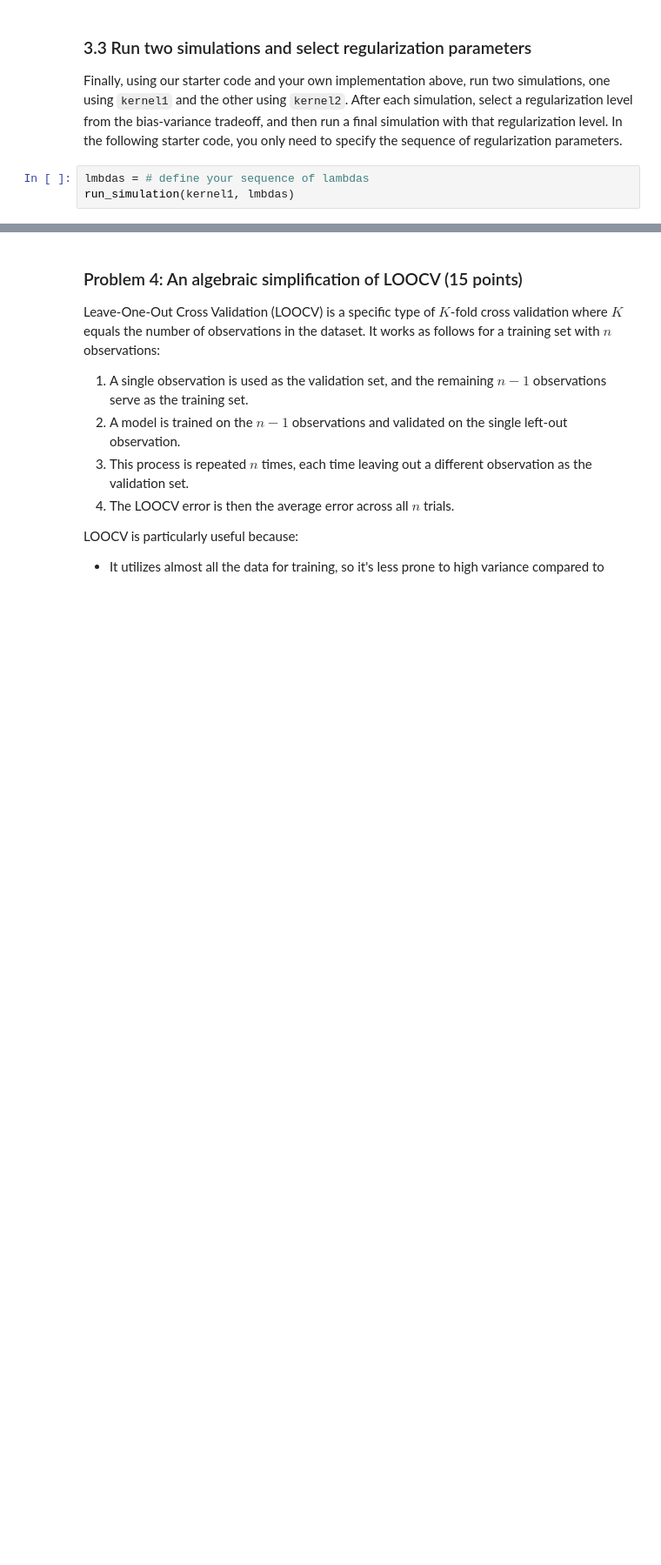
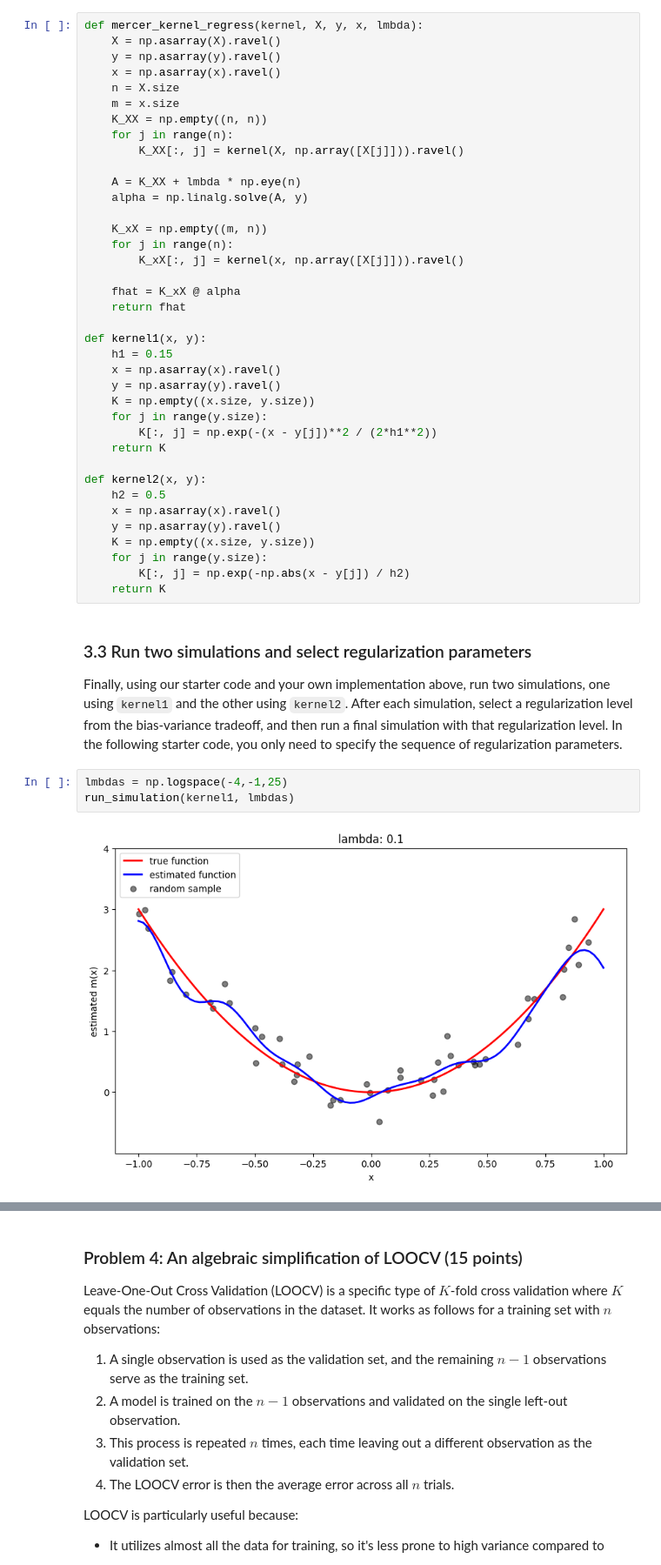
Before and after one commit to fenleichen-ui/Assignment-1, a Jupyter notebook: assignments/assn1/assn1.ipynb, the cells around one changed output, grey strips where cells are left out. Shown at 87% size. Drawn from its saved outputs; the diff is of its cells as text; blank space fills up the shorter version.

```diff
--- a/assignments/assn1/assn1.ipynb
+++ b/assignments/assn1/assn1.ipynb
@@ -500,9 +487,49 @@ def kernel2(x,y):
+# %%
+def mercer_kernel_regress(kernel, X, y, x, lmbda):
+    X = np.asarray(X).ravel()
+    y = np.asarray(y).ravel()
+    x = np.asarray(x).ravel()
+    n = X.size
+    m = x.size
+    K_XX = np.empty((n, n))
+    for j in range(n):
+        K_XX[:, j] = kernel(X, np.array([X[j]])).ravel()
+
+    A = K_XX + lmbda * np.eye(n)
+    alpha = np.linalg.solve(A, y)
+
+    K_xX = np.empty((m, n))
+    for j in range(n):
+        K_xX[:, j] = kernel(x, np.array([X[j]])).ravel()
+
+    fhat = K_xX @ alpha
+    return fhat
+
+def kernel1(x, y):
+    h1 = 0.15
+    x = np.asarray(x).ravel()
+    y = np.asarray(y).ravel()
+    K = np.empty((x.size, y.size))
+    for j in range(y.size):
+        K[:, j] = np.exp(-(x - y[j])**2 / (2*h1**2))
+    return K
+
+def kernel2(x, y):
+    h2 = 0.5
+    x = np.asarray(x).ravel()
+    y = np.asarray(y).ravel()
+    K = np.empty((x.size, y.size))
+    for j in range(y.size):
+        K[:, j] = np.exp(-np.abs(x - y[j]) / h2)
+    return K
 # %% [markdown]
 ###  3.3 Run two simulations and select regularization parameters
 
 Finally, using our starter code and your own implementation above, run two simulations, one
 using `kernel1` and the other using `kernel2`. After each simulation, select a regularization level from the bias-variance tradeoff, and then run a final simulation with that regularization level. In the following
 starter code, you only need to specify the sequence of regularization parameters.
-# %%
-lmbdas = # define your sequence of lambdas
-run_simulation(kernel1, lmbdas)
+# %%
+lmbdas = np.logspace(-4,-1,25)
+run_simulation(kernel1, lmbdas)
+# %% [output]
+[figure, added]
```
Also changed, not shown: parts of 8 cells of this notebook.
